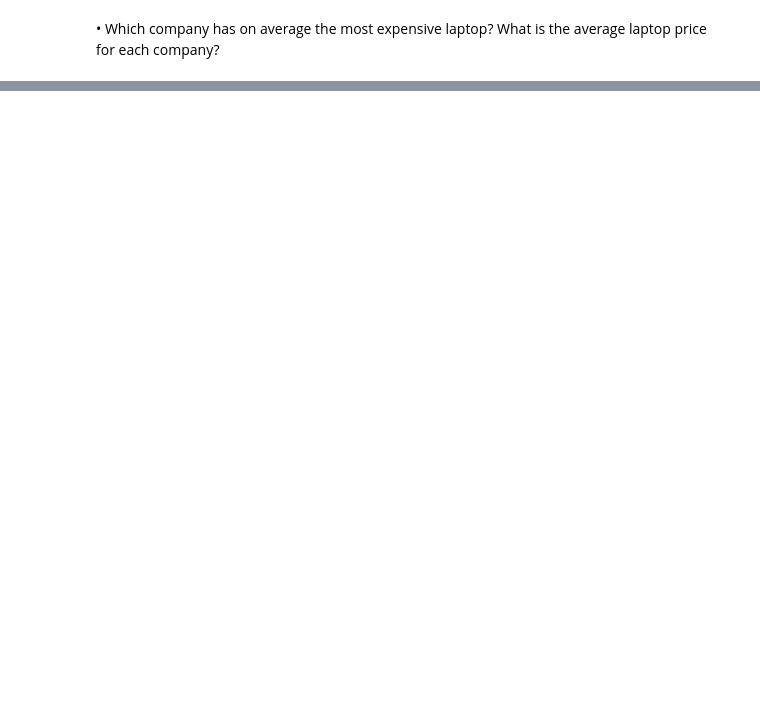
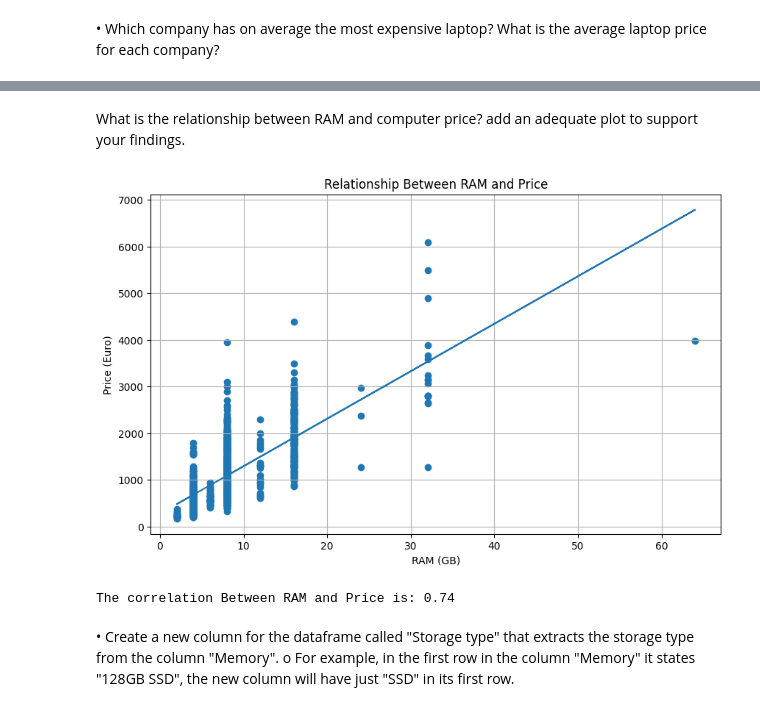
Before and after one commit to cinofuni/shimonrepository, a Jupyter notebook: miniProject1.ipynb, the cells around one changed output, grey strips where cells are left out. Drawn from its saved outputs; the diff is of its cells as text; code cells hidden in the pictures; blank space fills up the shorter version.

```diff
--- a/miniProject1.ipynb
+++ b/miniProject1.ipynb
@@ -154,0 +212,20 @@ companyPrices = df.groupby(df.columns[5])['Price (Euro)'].mean()
+# %%
+#mapping together all the OpSystems that got named in different names
+osMapping = {
+    'Windows 7': 'Windows',
+    'Windows 10' : 'Windows',
+    'Windows 10 S' : 'Windows',
+    'Mac OS X' : 'Mac',
+    'macOS' : 'Mac',
+}
+#appling the mapping to the OpSys column
+df['OpSys'] = df['OpSys'].replace(osMapping)
+
+#counting the amount of every OpSystem
+osCount = df['OpSys'].value_counts()
+
+#printing the results
+print("\nCount of each Operating System after standardization:")
+print(osCount)
+print("\nUnique Operating Systems after standardization:")
+print(osCount.index.tolist())
@@ -154,0 +273,34 @@ companyPrices = df.groupby(df.columns[5])['Price (Euro)'].mean()
+# %% [markdown]
+What is the relationship between RAM and computer price? add an adequate plot to
+support your findings.
+# %%
+#extracting the RAM and price columns
+ramColumn = df.iloc[:, 8]
+priceColumn = df['Price (Euro)']
+df['RAM'] = ramColumn
+
+#creating a regression line
+slope, intercept = np.polyfit(df['RAM'], priceColumn, 1)
+regressionLine = slope * df['RAM'] + intercept
+
+#calculating the correlation
+correlation = df['RAM'].corr(priceColumn)
+
+#printing the results
+plt.figure(figsize=(10, 6))
+plt.scatter(df['RAM'], priceColumn,)
+plt.plot(df['RAM'], regressionLine, linestyle='-',)
+plt.title('Relationship Between RAM and Price')
+plt.xlabel('RAM (GB)')
+plt.ylabel('Price (Euro)')
+plt.grid(True)
+plt.show()
+print(f'The correlation Between RAM and Price is: {correlation:.2f}')
+# %% [output]
+[figure, added]
+The correlation Between RAM and Price is: 0.74
+# %% [markdown]
+• Create a new column for the dataframe called "Storage type" that extracts the
+storage type from the column "Memory".
+o For example, in the first row in the column "Memory" it states "128GB SSD",
+the new column will have just "SSD" in its first row.
```
Also changed, not shown: parts of 20 cells of this notebook.
